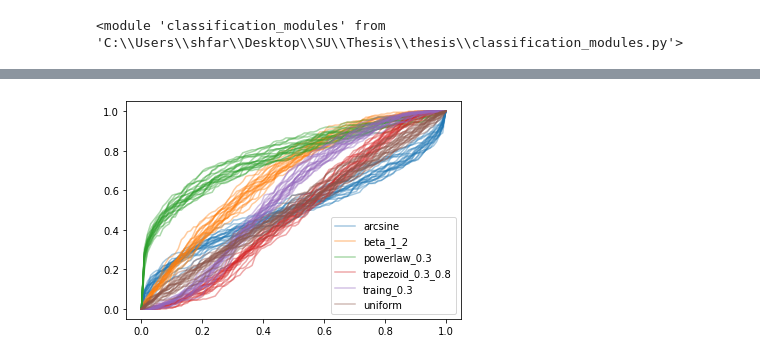
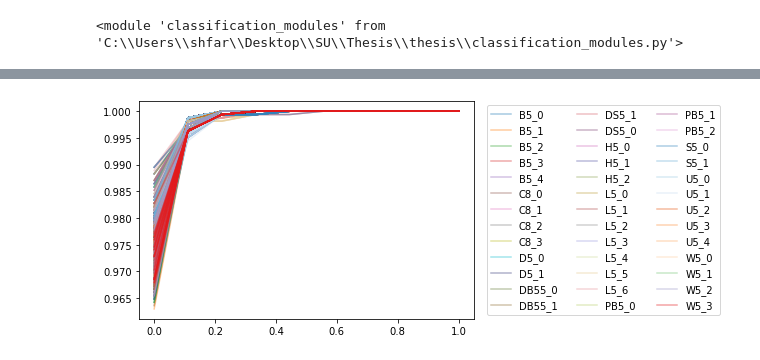
Before and after one commit to sheilafarrahi/thesis, a Jupyter notebook: empirical_districution_function.ipynb, the cells around one changed output, grey strips where cells are left out. Cells and saved outputs as stored; diff of their text form; code cells hidden in the pictures.

```diff
--- a/empirical_districution_function.ipynb
+++ b/empirical_districution_function.ipynb
@@ -36,0 +15,12 @@ bounded_samples = dm.get_samples(bounded_dists, nr_sample, sample_size)
+# %%
+# set configurations
+num_steps = 10
+x = np.linspace(0,1,num_steps)
+
+# cv config
+test_size = 0.2
+cv = 5
+cv_config = [test_size, cv]
+# %%
+data = pd.read_csv('graphwave_ac_data.csv')
+data.head(3)
@@ -37,3 +33,2 @@ bounded_samples = dm.get_samples(bounded_dists, nr_sample, sample_size)
 # %%
-edf_df = dem.get_edf(bounded_samples, x_b)
-edf_df.head(3)
+edf_df = dem.get_edf(data,x)
@@ -46,4 +35,4 @@ edf_df.head(3)
 # %%
-dem.get_edf_plot_2(edf_df, x_b)
+dem.get_kde_plot(edf_df,x)
 # %% [output]
-[figure, old version]
+[figure, new version]
```
Also changed, not shown: parts of 28 cells of this notebook, 5 other files.
